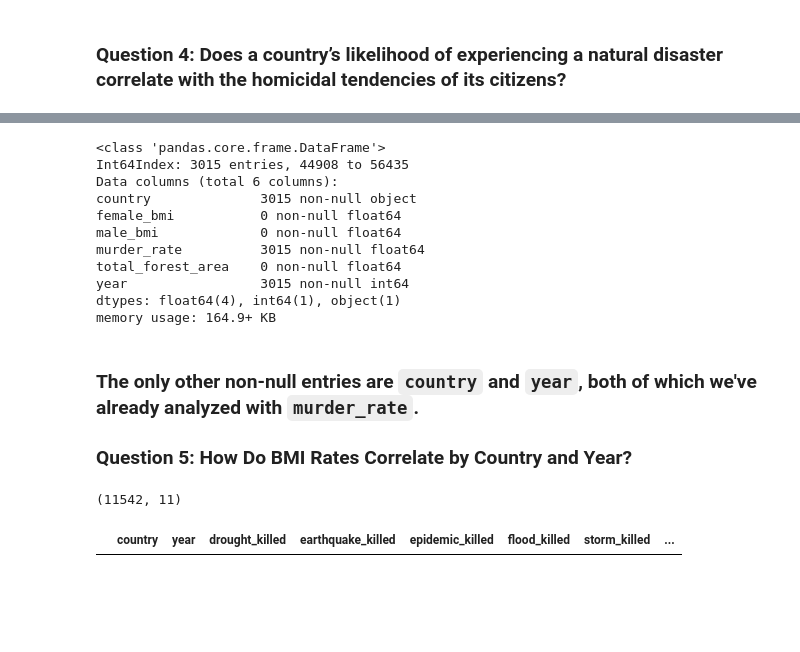
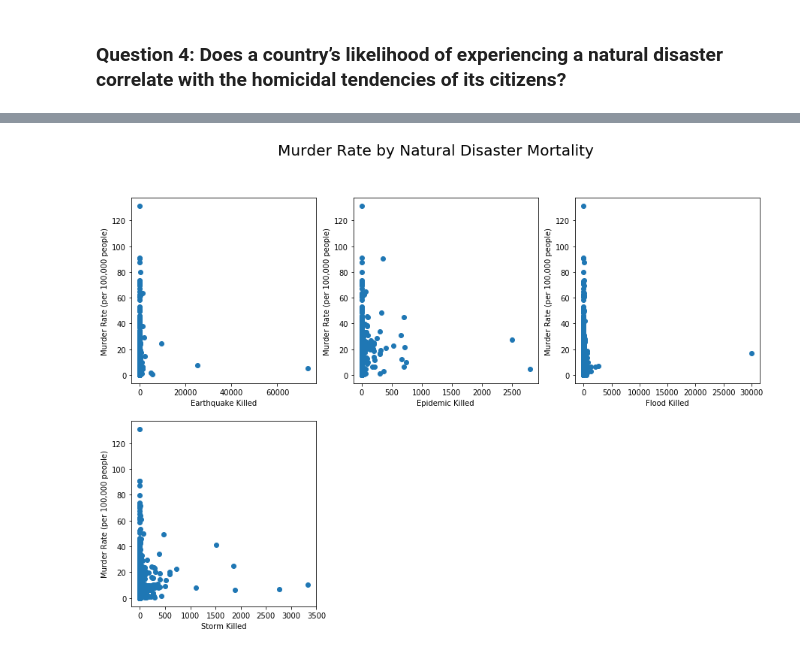
Before and after one commit to aeglon97/Investigate-A-Dataset, a Jupyter notebook: Investigate_a_Dataset.ipynb, the cells around one changed output, grey strips where cells are left out. Drawn from its saved outputs; the diff is of its cells as text; code cells hidden in the pictures; blank space fills up the shorter version.

Commit message:
updated research question

```diff
--- a/Investigate_a_Dataset.ipynb
+++ b/Investigate_a_Dataset.ipynb
@@ -891,30 +882,16 @@ memory usage: 141.3 KB
-# %%
-#look at all other fields excluding natural disasters
-df_murder_nna.loc[:, df_murder_nna.columns.difference(natural_disasters)].info()
-# %% [output]
-<class 'pandas.core.frame.DataFrame'>
-Int64Index: 3015 entries, 44908 to 56435
-Data columns (total 6 columns):
-country              3015 non-null object
-female_bmi           0 non-null float64
-male_bmi             0 non-null float64
-murder_rate          3015 non-null float64
-total_forest_area    0 non-null float64
-year                 3015 non-null int64
-dtypes: float64(4), int64(1), object(1)
-memory usage: 164.9+ KB
-# %% [markdown]
-### The only other non-null entries are `country` and `year`, both of which we've already analyzed with `murder_rate`.
-
-### Question 5: How Do BMI Rates Correlate by Country and Year?
-# %%
-#verify there are no NaN entries with BMI rates
-
-#male
-print(df_mg.loc[~(df_mg.male_bmi.isna()) | ~(df_mg.female_bmi.isna())].shape)
-# %% [output]
-(11542, 11)
-# %%
-df_mg.loc[~df_mg.male_bmi.isna() & ~df_mg.female_bmi.isna()]
-# %% [output]
-|  | country | year | drought_killed | earthquake_killed | epidemic_killed | flood_killed | storm_killed | ... |
+# %%
+#create 5 plots in a 2 x 3 grid for natural disasters
+def generate_scatterplots(df, x_list, y_var, num_row, num_col):
+    plt.figure(figsize = [15, 10])
+    for i in range(1, 5):
+        plt.subplot(num_row, num_col, i)
+        plt.scatter(data = df, x = x_list[i], y = y_var)
+        plt.xlabel(x_list[i].title().replace('_', ' '))
+        plt.ylabel(y_var.title().replace('_', ' ') + ' (per 100,000 people)')
+# %%
+x_list = ['drought_killed', 'earthquake_killed', 'epidemic_killed', 'flood_killed', 'storm_killed']
+generate_scatterplots(df_mg, x_list, 'murder_rate', 2, 3)
+plt.suptitle('Murder Rate by Natural Disaster Mortality', size = 20)
+plt.savefig('./visuals/nd-murder.png')
+# %% [output]
+[figure, added]
```
Also changed, not shown: parts of 10 cells of this notebook, 1 other file.
